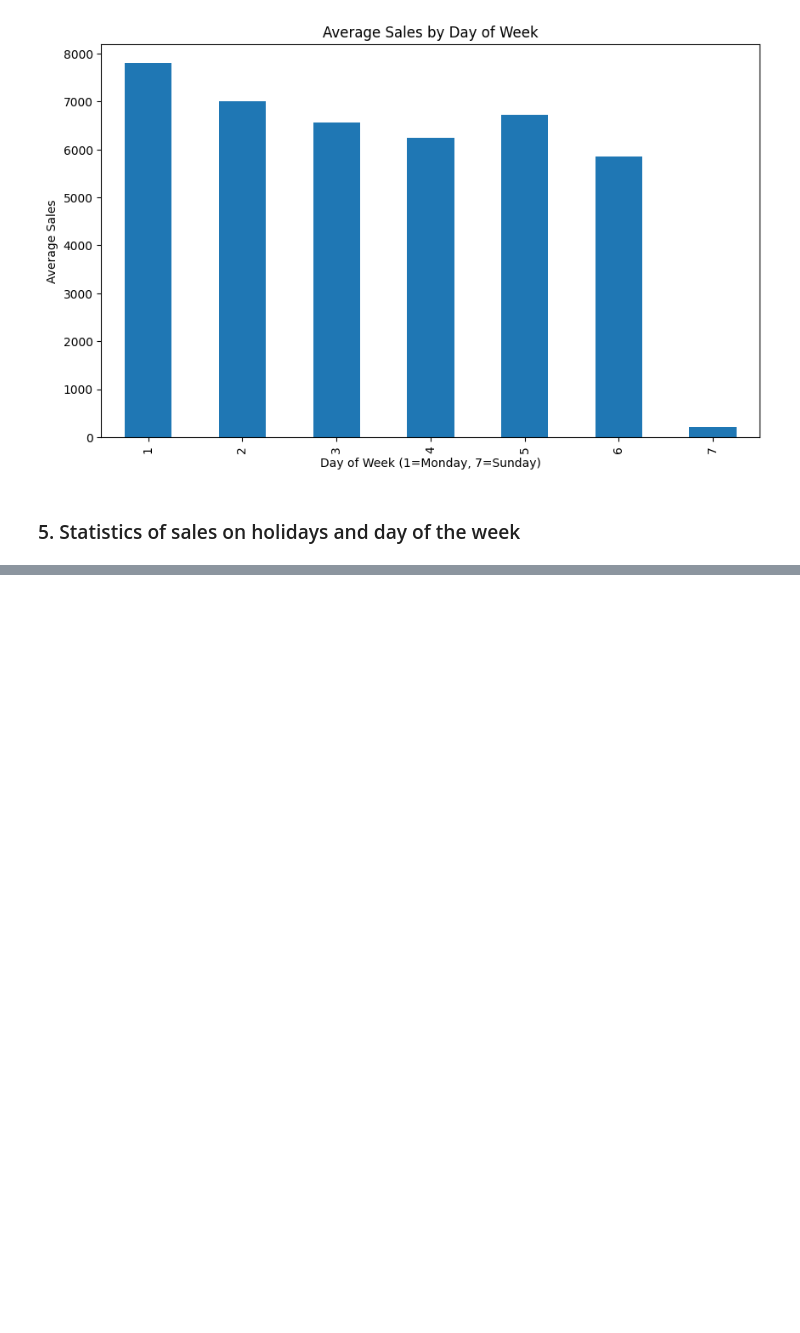
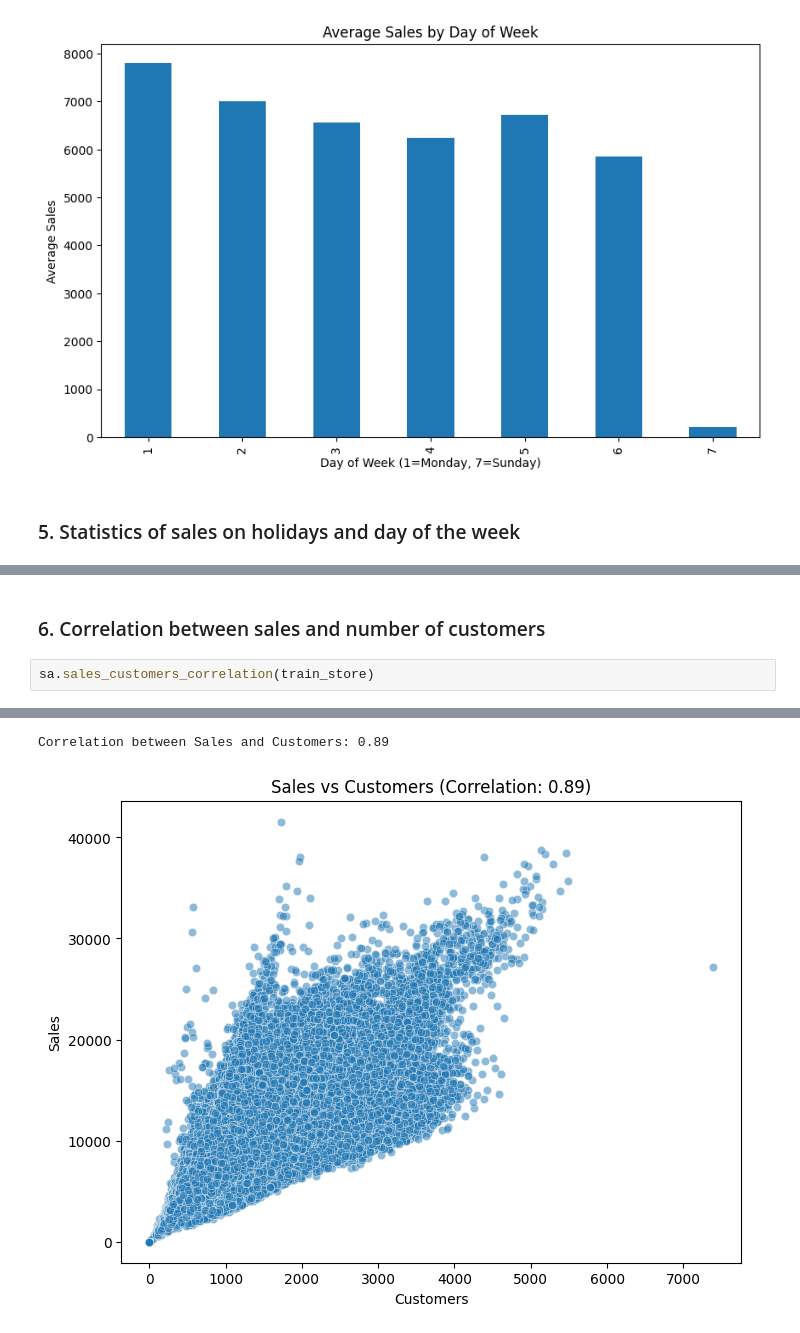
Before and after one commit to BlenSeleshi/SalesDataAnalytics, a Jupyter notebook: notebooks/salesAnalysis.ipynb, the cells around one changed output, grey strips where cells are left out. Saved outputs shown, nothing was run; the diff lists cells and outputs as text; blank space fills up the shorter version.

Commit message:
analyzed the relationship between promotion, customer, and sales

```diff
--- a/notebooks/salesAnalysis.ipynb
+++ b/notebooks/salesAnalysis.ipynb
@@ -89,0 +111,5 @@ sa.plot_day_of_week_sales(train_store)
+# %% [markdown]
+### 6. Correlation between sales and number of customers
+# %%
+sa.sales_customers_correlation(train_store)
+# %% [output]
@@ -89,0 +117,2 @@ sa.plot_day_of_week_sales(train_store)
+Correlation between Sales and Customers: 0.89
+[figure, added]
```
Also changed, not shown: parts of 7 cells of this notebook.
